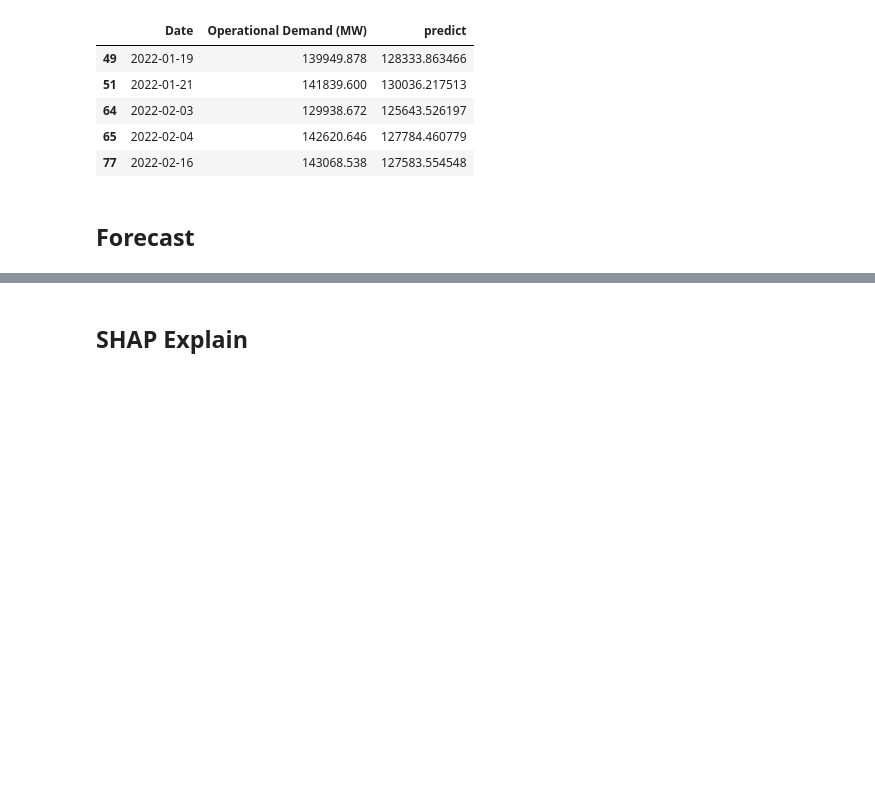
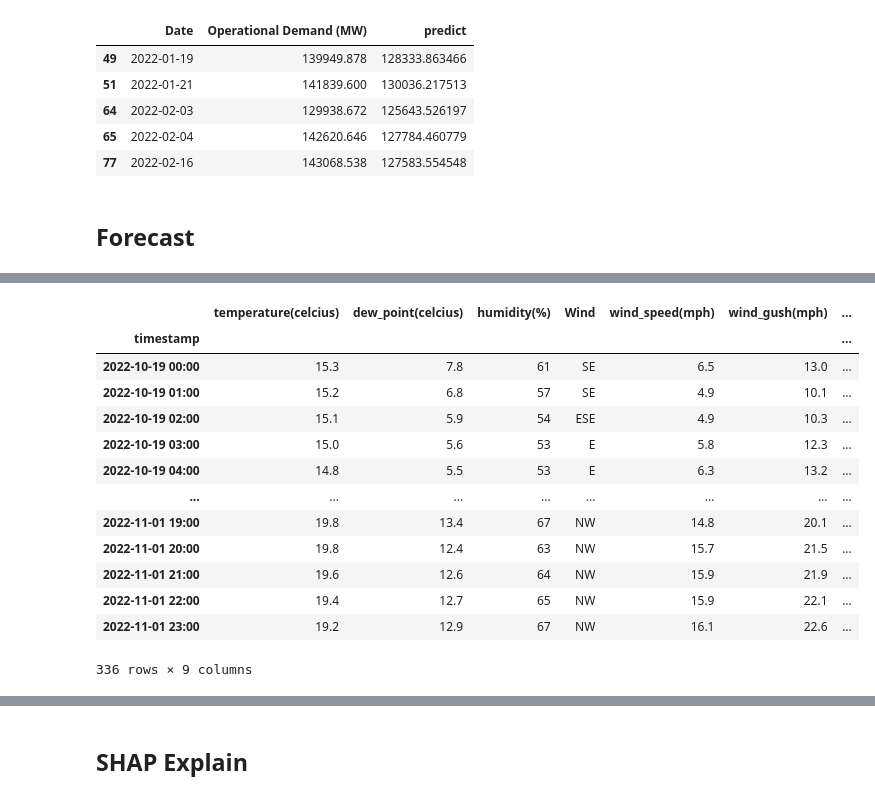
Before and after one commit to UWADSCapstoneUnit/Energy-Usage-Prediction-Project, a Jupyter notebook: Zheyu/Model/WU/WU_model.ipynb, the cells around one changed output, grey strips where cells are left out. Saved outputs shown, nothing was run; the diff lists cells and outputs as text; code cells hidden in the pictures; blank space fills up the shorter version.

```diff
--- a/Zheyu/Model/WU/WU_model.ipynb
+++ b/Zheyu/Model/WU/WU_model.ipynb
@@ -531 +539,18 @@ peak_predict # predict that higher than threshold
+# %%
+fore
+# %% [output]
+|  | temperature(celcius) | dew_point(celcius) | humidity(%) | Wind | wind_speed(mph) | wind_gush(mph) | ... |
+| timestamp |  |  |  |  |  |  | ... |
+| 2022-10-19 00:00 | 15.3 | 7.8 | 61 | SE | 6.5 | 13.0 | ... |
+| 2022-10-19 01:00 | 15.2 | 6.8 | 57 | SE | 4.9 | 10.1 | ... |
+| 2022-10-19 02:00 | 15.1 | 5.9 | 54 | ESE | 4.9 | 10.3 | ... |
+| 2022-10-19 03:00 | 15.0 | 5.6 | 53 | E | 5.8 | 12.3 | ... |
+| 2022-10-19 04:00 | 14.8 | 5.5 | 53 | E | 6.3 | 13.2 | ... |
+| ... | ... | ... | ... | ... | ... | ... | ... |
+| 2022-11-01 19:00 | 19.8 | 13.4 | 67 | NW | 14.8 | 20.1 | ... |
+| 2022-11-01 20:00 | 19.8 | 12.4 | 63 | NW | 15.7 | 21.5 | ... |
+| 2022-11-01 21:00 | 19.6 | 12.6 | 64 | NW | 15.9 | 21.9 | ... |
+| 2022-11-01 22:00 | 19.4 | 12.7 | 65 | NW | 15.9 | 22.1 | ... |
+| 2022-11-01 23:00 | 19.2 | 12.9 | 67 | NW | 16.1 | 22.6 | ... |
+336 rows × 9 columns
 # %%
```
Also changed, not shown: parts of 18 cells of this notebook.
